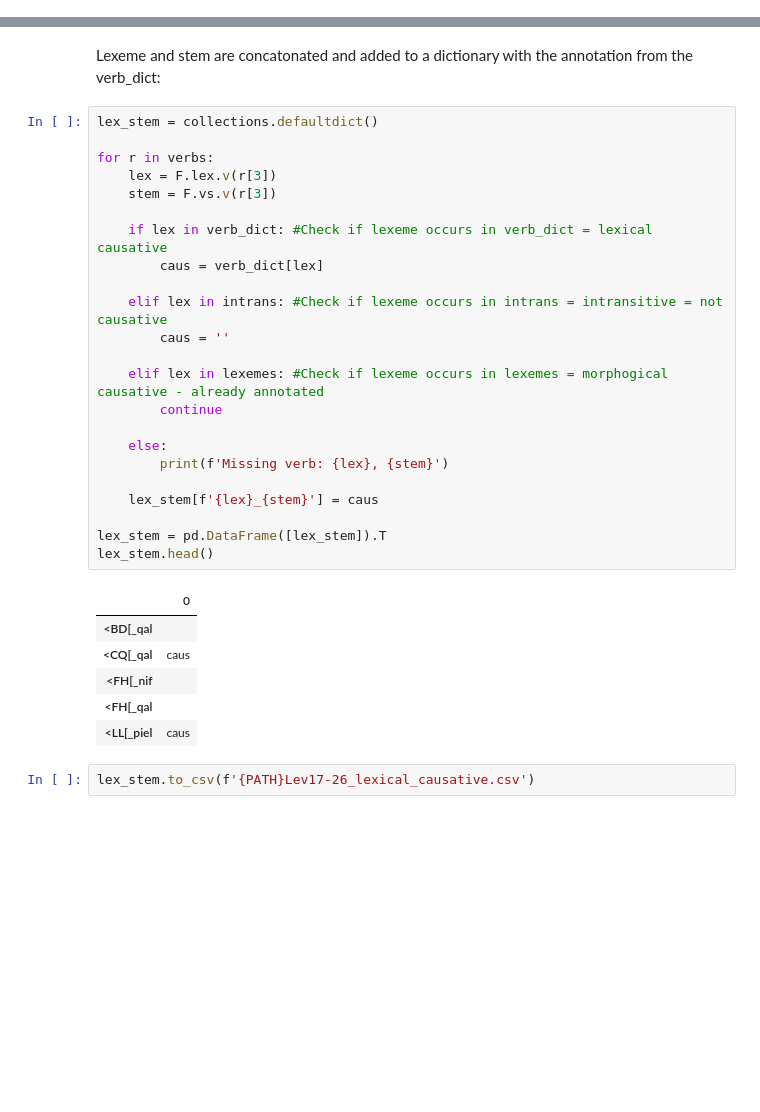
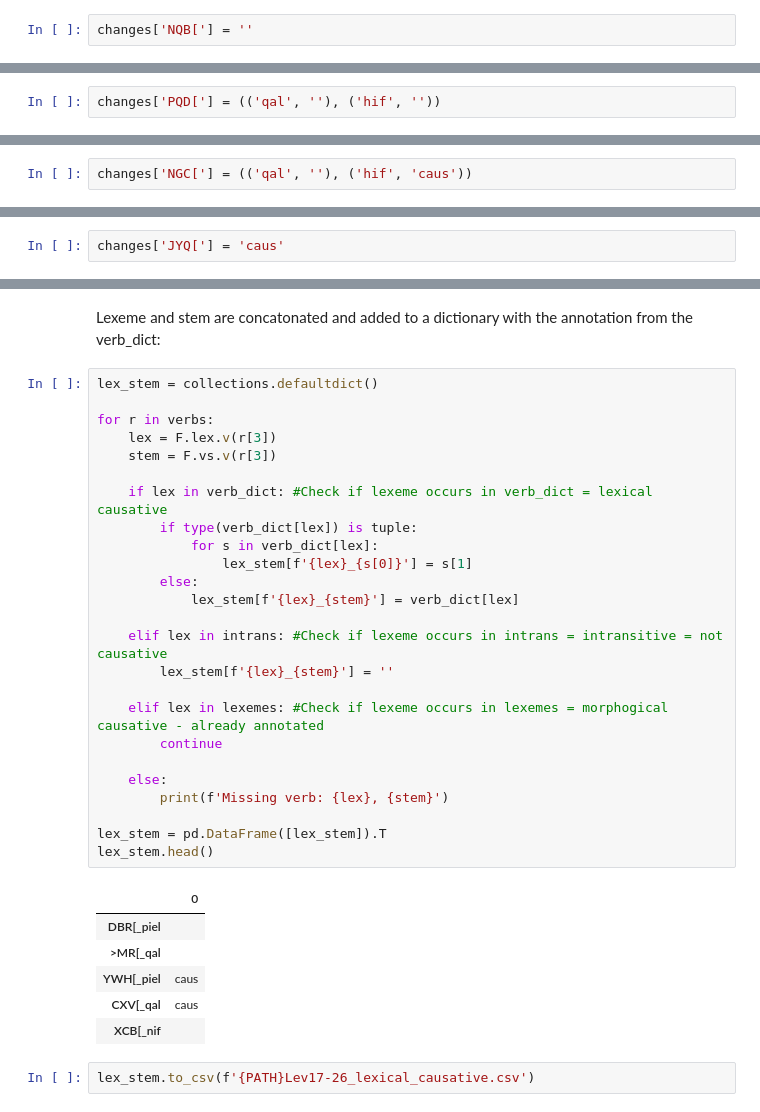
Before and after one commit to ch-jensen/semantic-roles, a Jupyter notebook: 3b_Lexical causatives in Lev 17-26.ipynb, the cells around one changed output, grey strips where cells are left out. Cells and saved outputs as stored; diff of their text form; blank space fills up the shorter version.

```diff
--- a/3b_Lexical causatives in Lev 17-26.ipynb
+++ b/3b_Lexical causatives in Lev 17-26.ipynb
@@ -1092,3 +922,5 @@ Another speech verb is JSR "instruct" or "admonish". It seems to be causative in
+# %%
+changes['NQB['] = ''
 # %% [markdown]
 ##### Other
 
@@ -1282,3 +1056,5 @@ The verb <RL "leave unharvested" seems to be causative because the Undergoer is
+# %%
+changes['PQD['] = (('qal', ''), ('hif', ''))
 # %% [markdown]
 To sum up, so far we have made a few changes:
 # %%
@@ -1350,3 +1132,5 @@ MY> "find" is an event where the Undergoer is not affected by the event:
+# %%
+changes['NGC['] = (('qal', ''), ('hif', 'caus'))
 # %% [markdown]
 ##### Creation verbs
 
@@ -1510,3 +1309,5 @@ Leviticus 17
+# %%
+changes['JYQ['] = 'caus'
 # %% [markdown]
 GZL "tear off" seems to be a transfer of depriving an Undergoer from its possession, therefore causative:
 # %%
@@ -1563,32 +1384,34 @@ Lexeme and stem are concatonated and added to a dictionary with the annotation f
 # %%
 lex_stem = collections.defaultdict()
 
 for r in verbs:
     lex = F.lex.v(r[3])
     stem = F.vs.v(r[3])
 
     if lex in verb_dict: #Check if lexeme occurs in verb_dict = lexical causative
-        caus = verb_dict[lex]
+        if type(verb_dict[lex]) is tuple:
+            for s in verb_dict[lex]:
+                lex_stem[f'{lex}_{s[0]}'] = s[1]
+        else:
+            lex_stem[f'{lex}_{stem}'] = verb_dict[lex]
 
     elif lex in intrans: #Check if lexeme occurs in intrans = intransitive = not causative
-        caus = ''
+        lex_stem[f'{lex}_{stem}'] = ''
 
     elif lex in lexemes: #Check if lexeme occurs in lexemes = morphogical causative - already annotated
         continue
 
     else:
         print(f'Missing verb: {lex}, {stem}')
 
-    lex_stem[f'{lex}_{stem}'] = caus
-
 lex_stem = pd.DataFrame([lex_stem]).T
 lex_stem.head()
 # %% [output]
 |  | 0 |
-| <BD[_qal |  |
-| <CQ[_qal | caus |
-| <FH[_nif |  |
-| <FH[_qal |  |
-| <LL[_piel | caus |
+| DBR[_piel |  |
+| >MR[_qal |  |
+| YWH[_piel | caus |
+| CXV[_qal | caus |
+| XCB[_nif |  |
 # %%
 lex_stem.to_csv(f'{PATH}Lev17-26_lexical_causative.csv')
```
Also changed, not shown: parts of 147 cells of this notebook, 15 other files.
